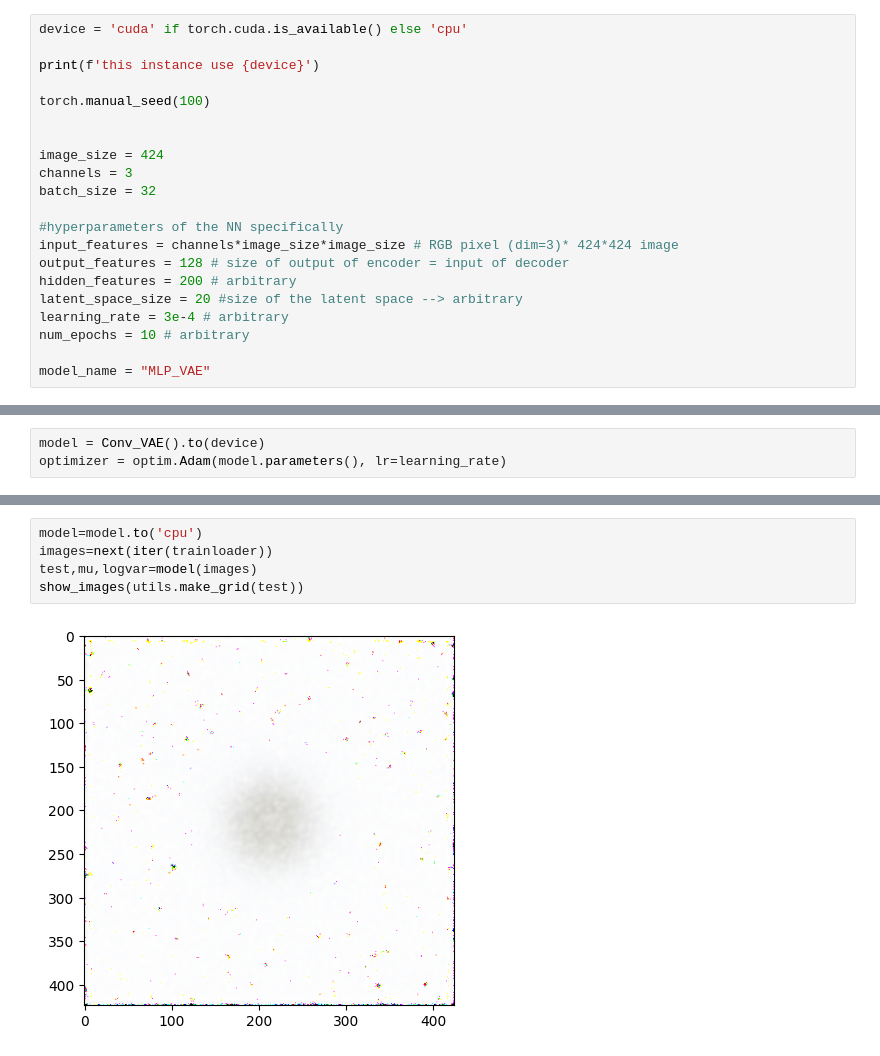
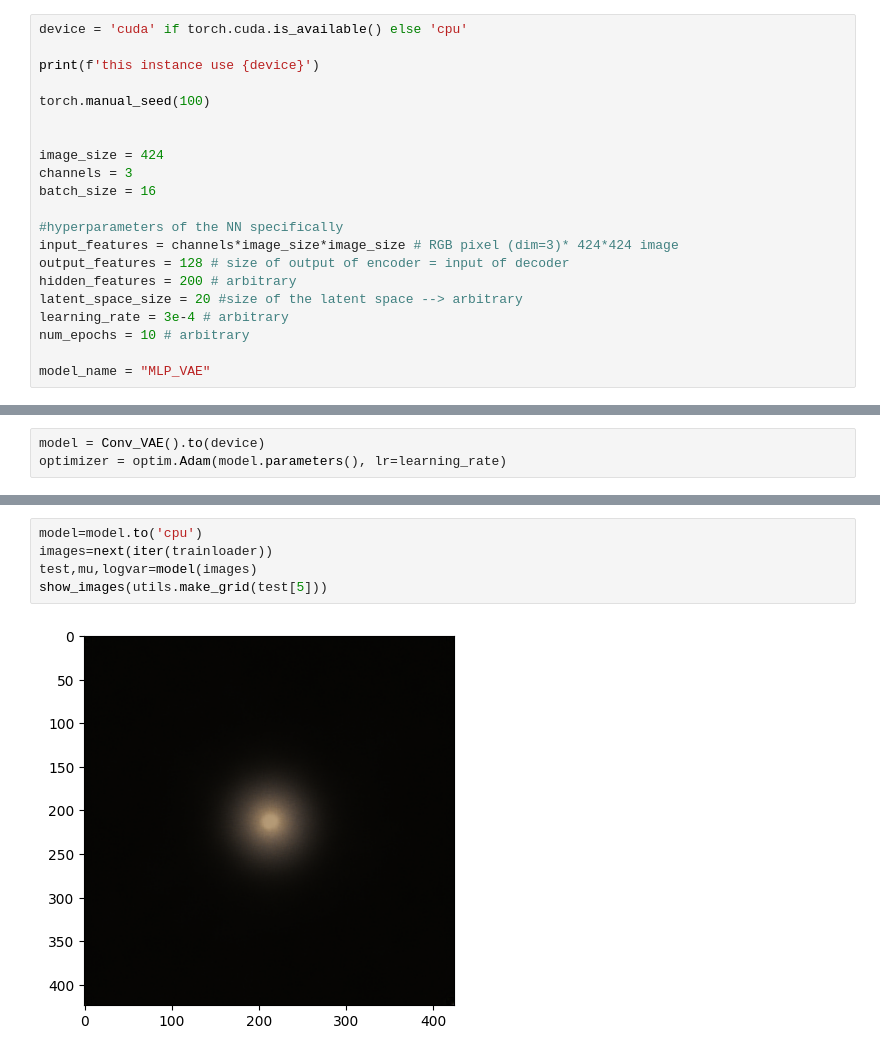
Before and after one commit to sirius59/project-dl, a Jupyter notebook: main.ipynb, the cells around one changed output, grey strips where cells are left out. Drawn from its saved outputs; the diff is of its cells as text.

```diff
--- a/main.ipynb
+++ b/main.ipynb
@@ -192,7 +195,7 @@ torch.manual_seed(100)
 
 image_size = 424
 channels = 3
-batch_size = 32
+batch_size = 16
 
 #hyperparameters of the NN specifically
 input_features = channels*image_size*image_size # RGB pixel (dim=3)* 424*424 image
@@ -294,7 +297,7 @@ KeyboardInterrupt:
 # %%
 model=model.to('cpu')
 images=next(iter(trainloader))
 test,mu,logvar=model(images)
-show_images(utils.make_grid(test))
+show_images(utils.make_grid(test[5]))
 # %% [output]
-[figure, old version]
+[figure, new version]
```
Also changed, not shown: parts of 6 cells of this notebook.
